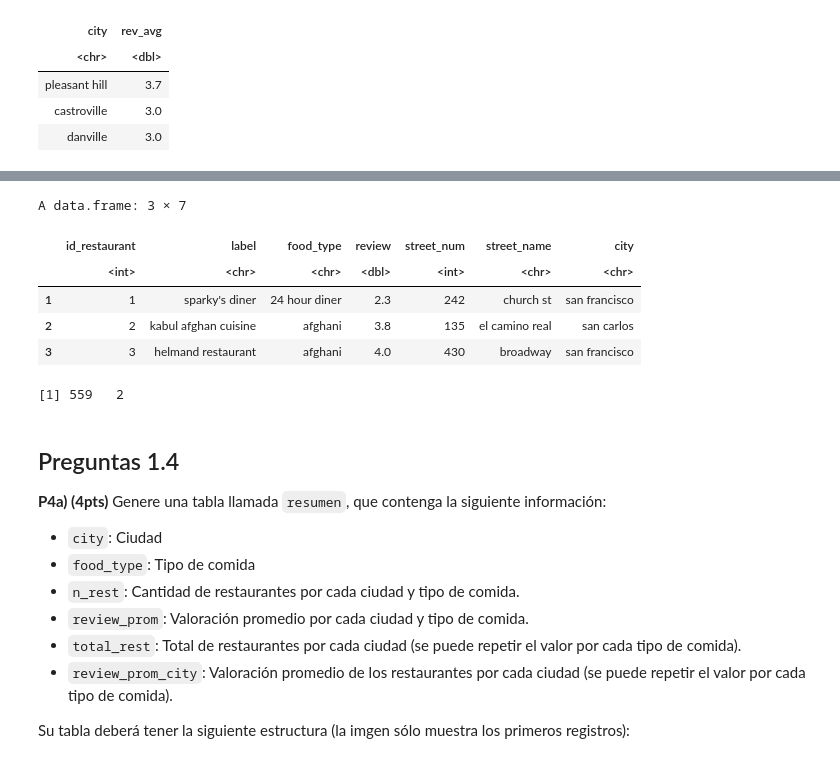
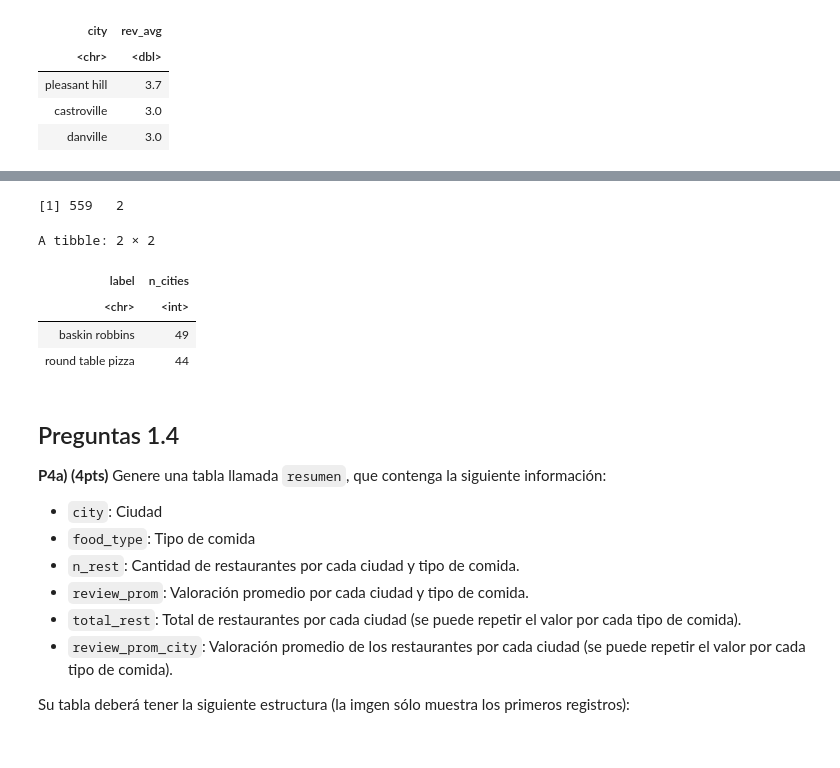
Before and after one commit to HaroldConley/diplomado_BD, a Jupyter notebook: Evaluaciones/C2/Control2.ipynb, the cells around one changed output, grey strips where cells are left out. Cells and saved outputs as stored; diff of their text form; code cells hidden in the pictures.

```diff
--- a/Evaluaciones/C2/Control2.ipynb
+++ b/Evaluaciones/C2/Control2.ipynb
@@ -331,12 +331,3 @@ grafico_ggplot +
 
 
 ![image.png](embedded-picture-2)
-# %%
-genloc %>% head(3)
-# %% [output]
-A data.frame: 3 × 7
-|  | id_restaurant | label | food_type | review | street_num | street_name | city |
-|  | <int> | <chr> | <chr> | <dbl> | <int> | <chr> | <chr> |
-| 1 | 1 | sparky's diner | 24 hour diner | 2.3 | 242 | church st | san francisco |
-| 2 | 2 | kabul afghan cuisine | afghani | 3.8 | 135 | el camino real | san carlos |
-| 3 | 3 | helmand restaurant | afghani | 4.0 | 430 | broadway | san francisco |
@@ -366,6 +350,21 @@ rest_cities %>%
 ## Respuesta: Hay 559 restaurantes que están en más de una ciudad distinta.
 # %% [output]
 [1] 559   2
+# %%
+# Pregunta 3.b.- ¿Cuál es el restaurant que tiene presencia en la mayor cantidad de ciudades distintas?¿En cuántas ciudades está presente?
+rest_cities %>%
+  filter(n_cities > 1) %>%
+  summarize(n_cities = n()) %>%
+  arrange(desc(n_cities)) %>%
+  head(2)
+
+## Respuesta: El restaurant es "Baskin Robbins" y está presente en 49 ciudades distintas. (Nota: revisé las primeras dos filas para verificar que no hubiera un empate).
+# %% [output]
+A tibble: 2 × 2
+| label | n_cities |
+| <chr> | <int> |
+| baskin robbins | 49 |
+| round table pizza | 44 |
 # %% [markdown]
 ## Preguntas 1.4
 
```
Also changed, not shown: parts of 1 cell of this notebook.
